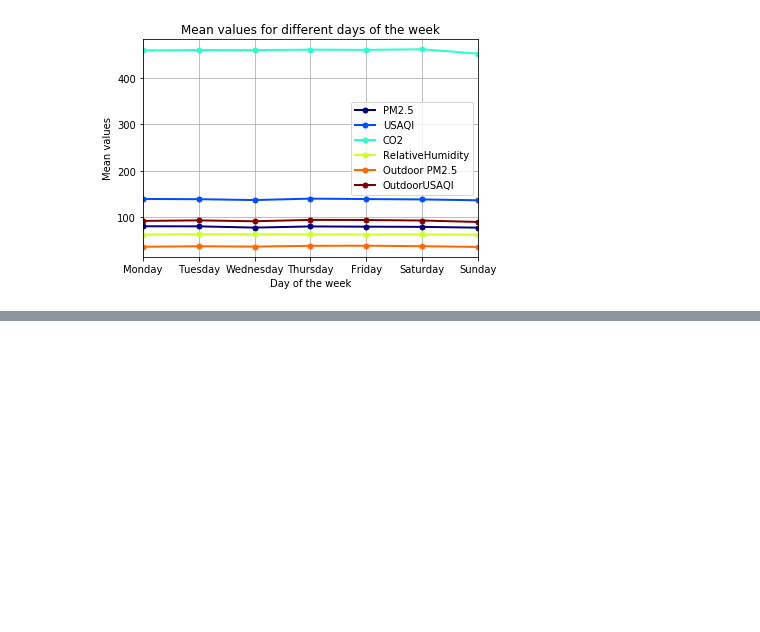
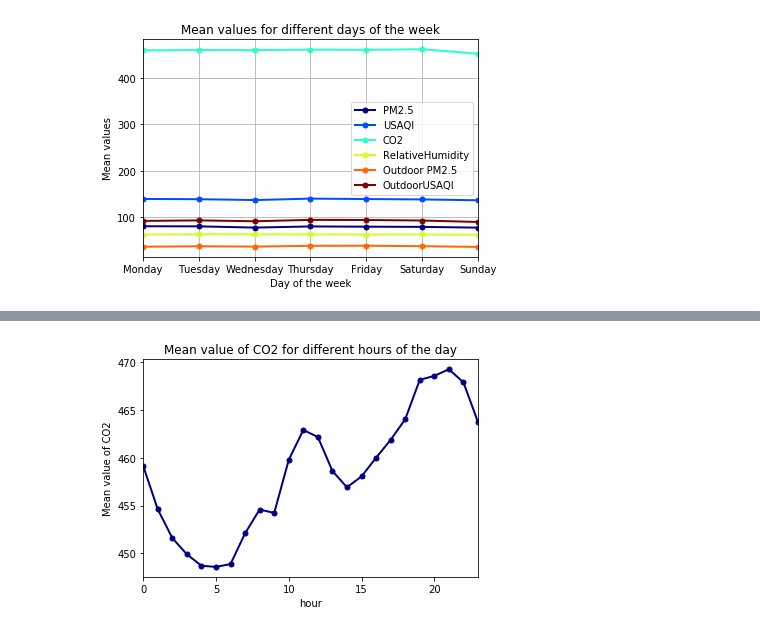
Before and after one commit to Rayyan98/airQualityDeepLearning, a Jupyter notebook: code/exploringData.ipynb, the cells around one changed output, grey strips where cells are left out. Drawn from its saved outputs; the diff is of its cells as text; code cells hidden in the pictures; blank space fills up the shorter version.

```diff
--- a/code/exploringData.ipynb
+++ b/code/exploringData.ipynb
@@ -473,0 +564,10 @@ plt.show()
+# %%
+#Mean values of PM2.5 against hours
+from matplotlib import pyplot as plt
+plt.figure()
+ax = hourlyMeans["CO2"].plot(lw=2,colormap='jet',marker='.',markersize=10,title='Mean value of CO2 for different hours of the day')
+ax.set(xlabel='hour', ylabel='Mean value of CO2')
+
+plt.show()
+# %% [output]
+[figure, added]
```
Also changed, not shown: parts of 8 cells of this notebook.
